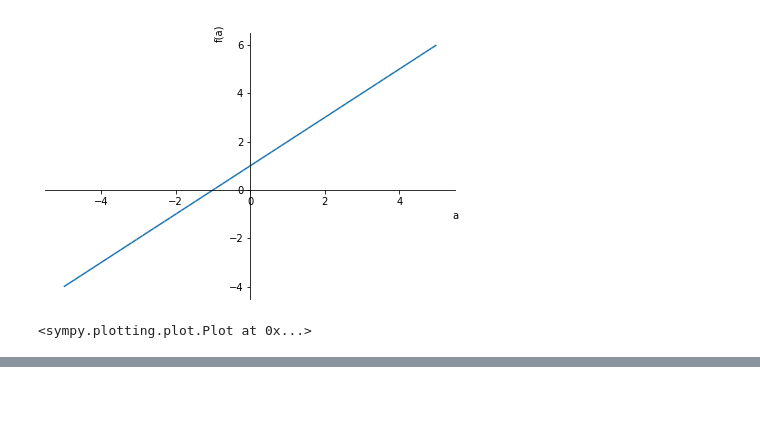
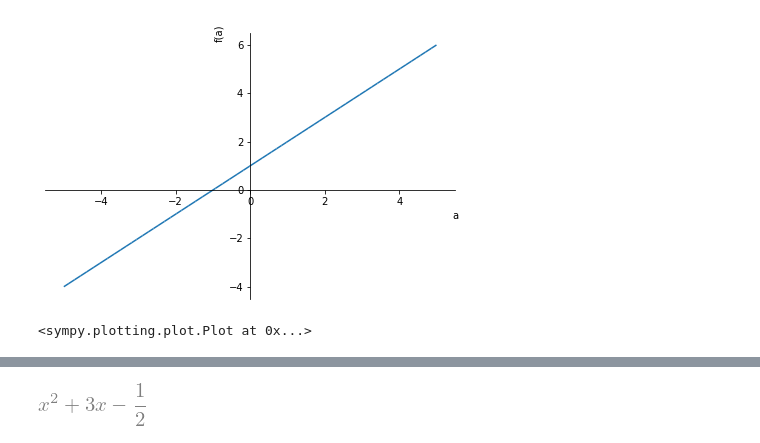
Before and after one commit to Ha-Nul/Anaconda, a Jupyter notebook: 2021 10 29 Wave equation plot , Sympy.ipynb, the cells around one changed output, grey strips where cells are left out. Cells and saved outputs as stored; diff of their text form; code cells hidden in the pictures; blank space fills up the shorter version.

```diff
--- a/2021 10 29 Wave equation plot , Sympy.ipynb
+++ b/2021 10 29 Wave equation plot , Sympy.ipynb
@@ -28,0 +33,6 @@ round(math.pi,2)
+# %%
+str_expr="x**2 + 3*x - 1/2"
+expr=sp.sympify(str_expr)
+expr
+# %% [output]
+[figure, added]
```
Also changed, not shown: parts of 5 cells of this notebook, 1 other file.
